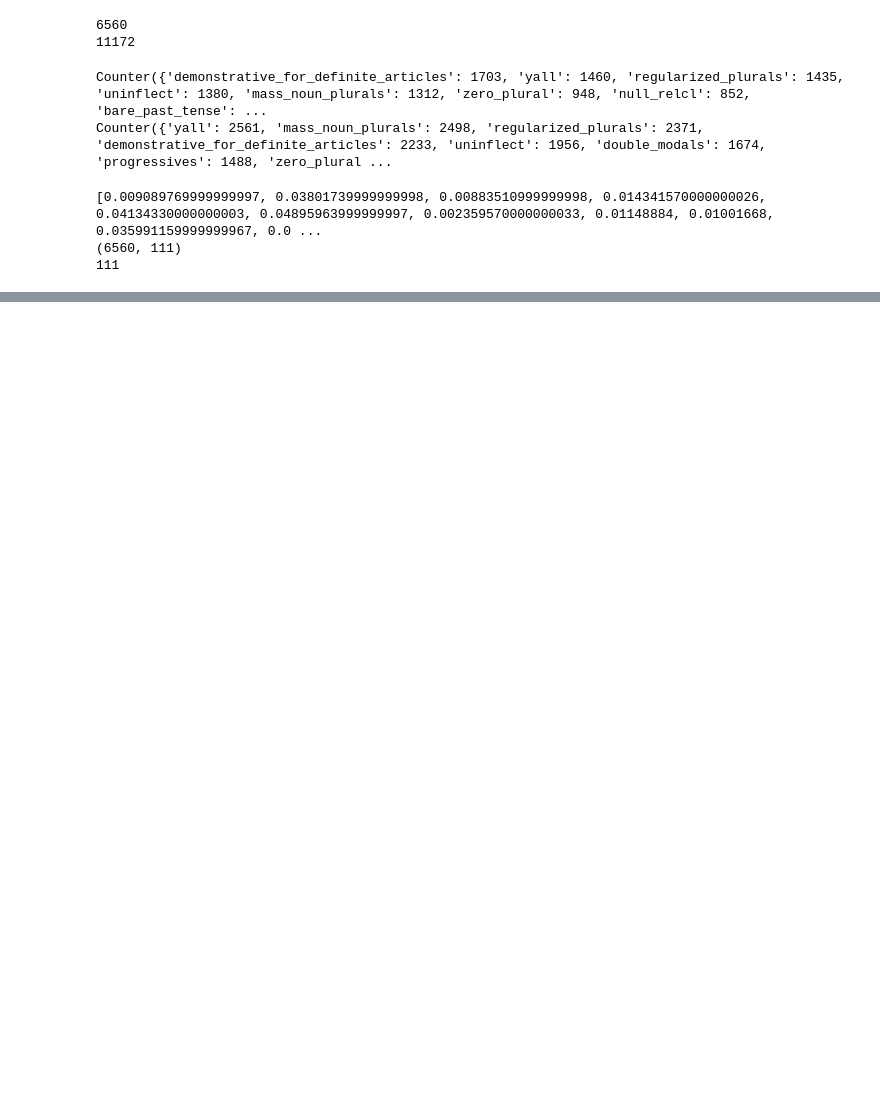
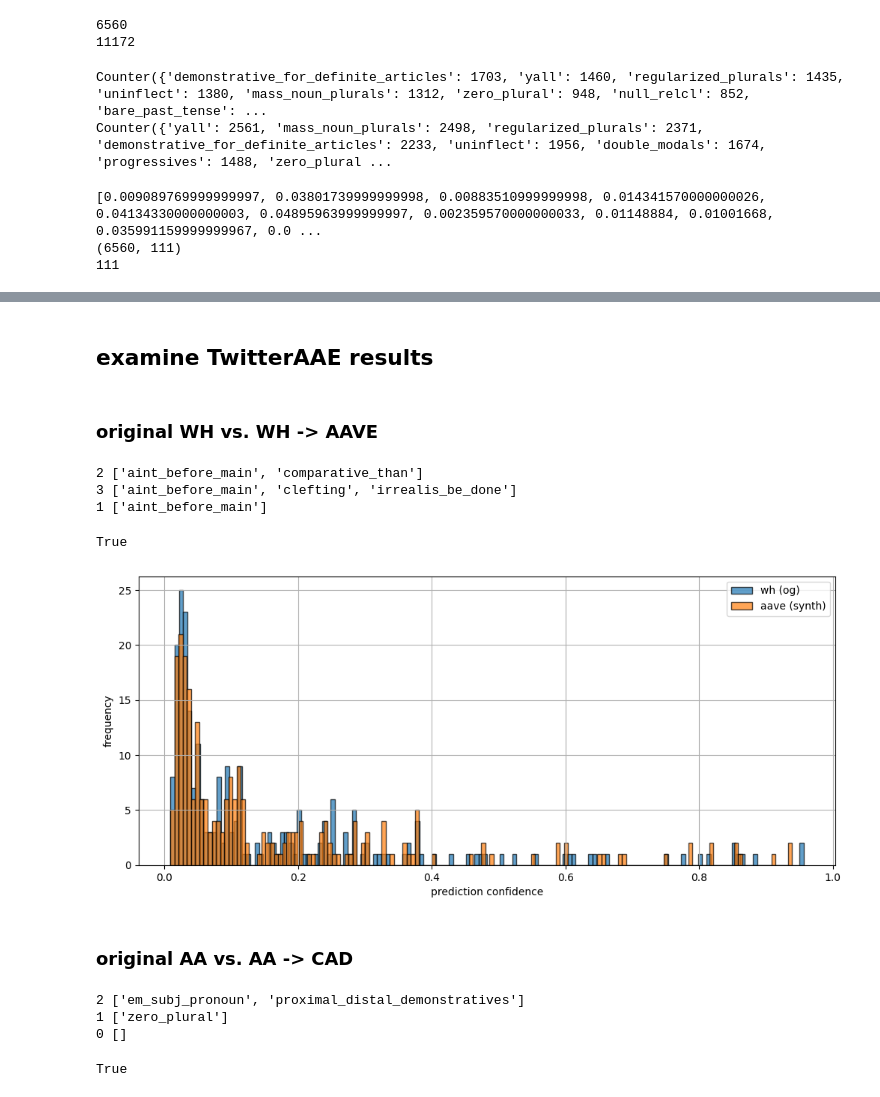
Before and after one commit to xuanxuanx-98/CompMod_2324_BN-AP, a Jupyter notebook: notebooks/examine_perspective_results.ipynb, the cells around one changed output, grey strips where cells are left out. Saved outputs shown, nothing was run; the diff lists cells and outputs as text; code cells hidden in the pictures; blank space fills up the shorter version.

Commit message:
examined PerspectiveAPI's performance on TwitterAAE, re-structured notebooks

```diff
--- a/notebooks/examine_perspective_results.ipynb
+++ b/notebooks/examine_perspective_results.ipynb
@@ -342,3 +275,47 @@ for i in range(len(df.columns) - 1):
         results.append(significant)
 
 results = sorted(results, key=lambda x: list(x.values())[0][1])
+# %% [markdown]
+## examine TwitterAAE results
+# %% [markdown]
+### original WH vs. WH -> AAVE
+# %%
+wh_scores = list(pd.read_csv("../data/twitter_aae/persp_score_wh250.csv")["score"])
+aave_scores = list(pd.read_csv("../data/twitter_aae/persp_score_aave250_synth.csv")["score"])
+
+wh_errors = json.load(open(f"../data/twitter_aae/errors_wh250.json"))
+aave_errors = json.load(open(f"../data/twitter_aae/errors_aave250_synth.json"))
+
+to_drop = sorted(list(set(wh_errors + aave_errors)), reverse=True)
+# %%
+aave250_synth = pd.read_json("../data/twitter_aae/aave250_synth.jsonl", lines=True)
+
+(
+    rule_sent_matrix_increase,
+    rules_cause_increase,
+    rule_sent_matrix_decrease,
+    rules_cause_decrease,
+) = get_rule_importance(aave250_synth, aave_scores, wh_scores, to_drop)
+
+print_relevant_rules(rules_cause_increase, rules_cause_decrease)
+# %% [output]
+2 ['aint_before_main', 'comparative_than']
+3 ['aint_before_main', 'clefting', 'irrealis_be_done']
+1 ['aint_before_main']
+True
+# %%
+# plot prediction confidence of different dialects
+plt.figure(figsize=(12, 5))
+
+plt.hist(wh_scores, bins=150, edgecolor='black', alpha=0.7, label="wh (og)")
+plt.hist(aave_scores, bins=150, edgecolor='black', alpha=0.7, label="aave (synth)")
+
+plt.xlabel('prediction confidence')
+plt.ylabel('frequency')
+plt.legend()
+plt.grid(True)
+plt.show()
+# %% [output]
+[figure, added]
+# %% [markdown]
+### original AA vs. AA -> CAD
@@ -344,0 +330,17 @@ results = sorted(results, key=lambda x: list(x.values())[0][1])
+# %%
+cad250_synth = pd.read_json("../data/twitter_aae/cad250_synth.jsonl", lines=True)
+
+(
+    rule_sent_matrix_increase,
+    rules_cause_increase,
+    rule_sent_matrix_decrease,
+    rules_cause_decrease,
+) = get_rule_importance(cad250_synth, cad_scores, aa_scores, to_drop)
+
+# decrease in toxicity: rules that de-toxified original AA250 texts
+print_relevant_rules(rules_cause_increase, rules_cause_decrease)
+# %% [output]
+2 ['em_subj_pronoun', 'proximal_distal_demonstratives']
+1 ['zero_plural']
+0 []
+True
```
Also changed, not shown: parts of 9 cells of this notebook, 2 other files.
